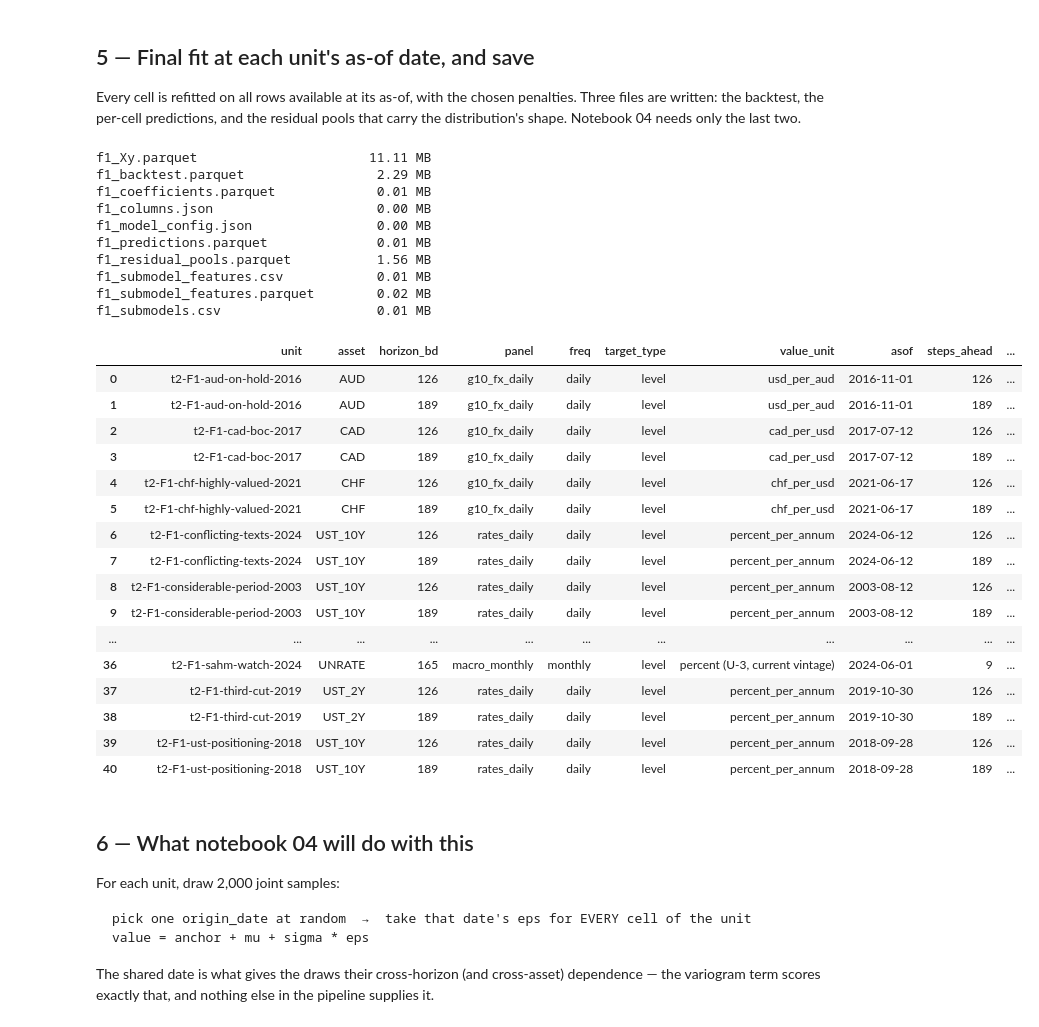
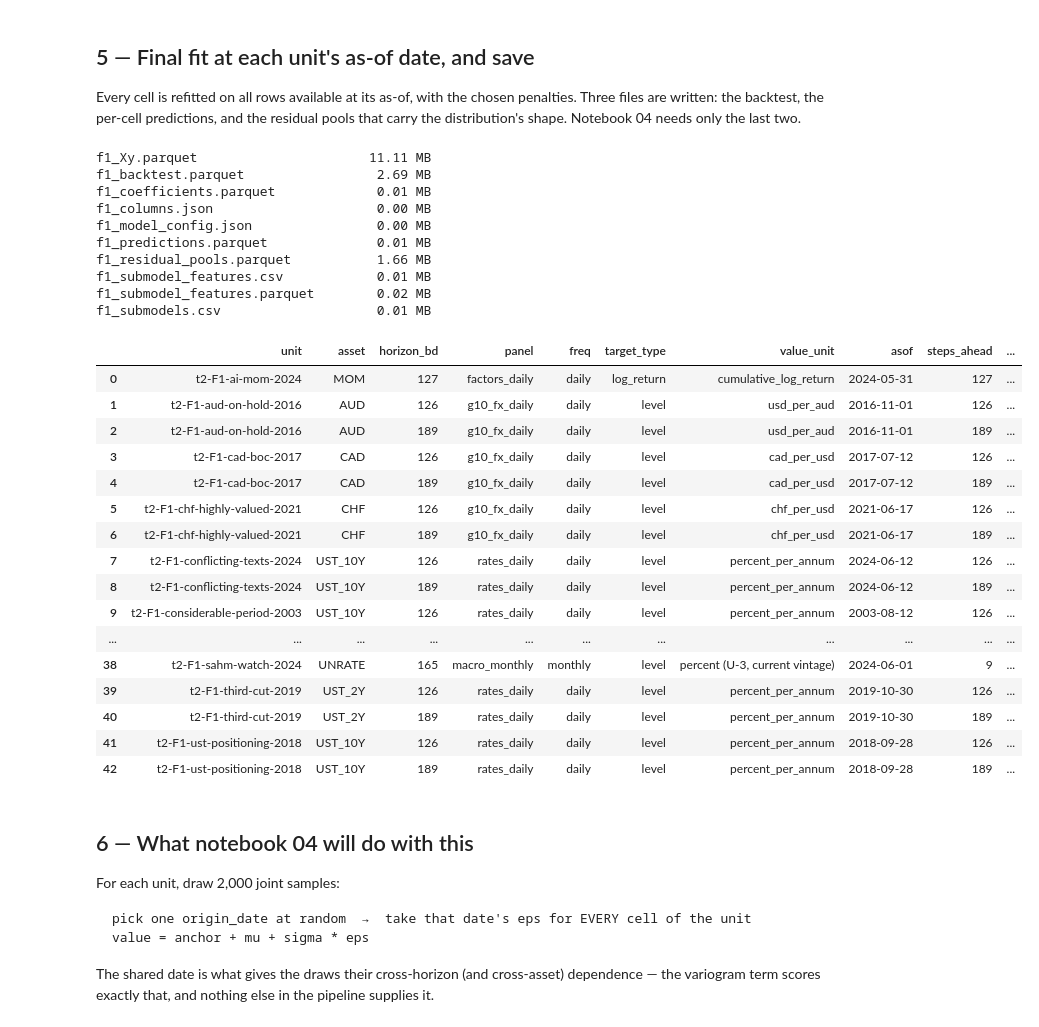
Before and after one commit to AGENTHON-26/track2-forecasting-public, a Jupyter notebook: f1_pipeline/03_model_level.ipynb, the cells around one changed output. Drawn from its saved outputs; the diff is of its cells as text; code cells hidden in the pictures.

```diff
--- a/f1_pipeline/03_model_level.ipynb
+++ b/f1_pipeline/03_model_level.ipynb
@@ -92,9 +97,8 @@ index    = pd.read_csv(DATA / "f1_submodels.csv")
 feat_map = pd.read_parquet(DATA / "f1_submodel_features.parquet")
 ALL_FEATURES = json.load(open(DATA / "f1_columns.json"))["feature"]
 
-LEVEL = index[index.target_type == "level"].copy()
-print(f"{len(LEVEL)} level cells across {LEVEL.unit.nunique()} units "
-      f"(excluded: {sorted(index.loc[index.target_type != 'level', 'unit'].unique())})")
+CELLS = index.copy()
+print(f"{len(CELLS)} cells across {CELLS.unit.nunique()} units: {CELLS.target_type.value_counts().to_dict()}")
 
 def is_scale_feature(c: str) -> bool:
     return c == "log_level" or "rv" in c or "vol" in c or c == "skew_252"
@@ -111,6 +115,7 @@ class Cell:
         self.h, self.steps = int(df.horizon_bd.iloc[0]), int(df.steps_ahead.iloc[0])
         self.freq, self.panel = df.freq.iloc[0], df.panel.iloc[0]
         self.value_unit = df.value_unit.iloc[0]
+        self.target_type = df.target_type.iloc[0]
         self.odate, self.tdate = df.origin_date.to_numpy(), df.target_date.to_numpy()
         self.Xm, self.Xv = df[self.mean_cols].to_numpy(float), df[self.vol_cols].to_numpy(float)
         self.y, self.anchor = df.target_change.to_numpy(float), df.anchor.to_numpy(float)
@@ -129,9 +134,10 @@ class Cell:
         assert i < len(self.odate) and self.odate[i] == origin, f"{self.path}: no row at {origin}"
         return i
 
-UNITS = {u: [Cell(p) for p in g.sort_values(["asset", "horizon_bd"]).path] for u, g in LEVEL.groupby("unit")}
+UNITS = {u: [Cell(p) for p in g.sort_values(["asset", "horizon_bd"]).path] for u, g in CELLS.groupby("unit")}
 print(f"{sum(len(v) for v in UNITS.values())} cells loaded")
 pd.DataFrame([{"unit": u, "cells": [(c.asset, c.h) for c in v], "panel": v[0].panel, "freq": v[0].freq,
+               "target_type": v[0].target_type,
                "n_train_max": max(c.usable.sum() for c in v), "mean/vol feats": f"{len(v[0].mean_cols)}/{len(v[0].vol_cols)}"}
               for u, v in UNITS.items()])
 # %% [output]
@@ -247,7 +253,7 @@ for unit, cells in UNITS.items():
     for k, o in enumerate(backtest_origins(cells, stride, min_train)):
         y_real  = np.array([c.target[c.row_at(o)] for c in cells])
         n_train = min(c.train_mask(o).sum() for c in cells)
-        base = dict(unit=unit, panel=cells[0].panel, freq=cells[0].freq,
+        base = dict(unit=unit, panel=cells[0].panel, freq=cells[0].freq, target_type=cells[0].target_type,
                     origin=pd.Timestamp(o), n_train=int(n_train), n_cells=len(cells))
         rows.append({**base, "lam_mu": "M0", "lam_sig": "M0",
                      **score_composite(draw_m0(cells, o, N_BT, np.random.default_rng(k)), y_real)})
@@ -272,9 +278,9 @@ rows the fit had, against the reference:
 # %%
 bt["hist"] = pd.cut(bt.n_train, [0, 252, 504, 1008, 2016, 10**6],
                     labels=["≤252", "252–504", "504–1008", "1008–2016", ">2016"])
-d = bt[(bt.model != "M0") & (bt.lam_mu == 10.0) & (bt.lam_sig == 10.0)]
+d = bt[(bt.model != "M0") & (bt.lam_mu == 10.0) & (bt.lam_sig == 10.0) & (bt.target_type == "level")]
 tab = d.groupby("hist", observed=True).agg(origins=("ratio", "size"), mean_ratio=("ratio", "mean"),
                                            beats_M0=("ratio", lambda r: (r < 1).mean()), cov90=("cov90", "mean"))
-print("M2 at (10, 10) vs the reference, by training-set size:")
+print("M2 at (10, 10) vs the reference, by training-set size (level cells):")
 tab.round(3)
 # %% [output]
@@ -303,7 +309,7 @@ histories only two buckets remain, and absolute regret across two buckets of dif
 to select badly — the holdout below shows it.
 # %%
 CUT, MIN_TRAIN_FOR_TUNING = pd.Timestamp("2018-01-01"), 1000
-m2   = bt[(bt.model != "M0") & (bt.n_train >= MIN_TRAIN_FOR_TUNING)]
+m2   = bt[(bt.model != "M0") & (bt.n_train >= MIN_TRAIN_FOR_TUNING) & (bt.target_type == "level")]
 tune, hold = m2[m2.origin < CUT], m2[m2.origin >= CUT]
 
 RULE_ARGMIN = tune.groupby(["lam_mu", "lam_sig"]).ratio.mean().idxmin()
@@ -423,7 +483,7 @@ for unit, cells in UNITS.items():
     for c in cells:
         f = m2_fit(c, c.asof, big(LAM_MU), big(LAM_SIG))
         pred_rows.append({"unit": unit, "asset": c.asset, "horizon_bd": c.h, "panel": c.panel, "freq": c.freq,
-                          "target_type": "level", "value_unit": c.value_unit,
+                          "target_type": c.target_type, "value_unit": c.value_unit,
                           "asof": pd.Timestamp(c.asof), "steps_ahead": c.steps, "n_train": f["n_train"],
                           "anchor": f["anchor"], "mu": f["mu"], "sigma": f["sigma"],
                           "sigma_const": f["sigma_const"], "calib_c": f["calib_c"],
@@ -442,53 +502,53 @@ bt_out = bt.drop(columns=["hist"]).copy()
 bt_out["lam_mu"]  = bt_out.lam_mu.astype(str)          # "M0" and floats share the column -> store as text
 bt_out["lam_sig"] = bt_out.lam_sig.astype(str)
 bt_out.to_parquet(DATA / "f1_backtest.parquet", index=False)
 predictions.to_parquet(DATA / "f1_predictions.parquet", index=False)
 pools.to_parquet(DATA / "f1_residual_pools.parquet", index=False)
 coefs.to_parquet(DATA / "f1_coefficients.parquet", index=False)
 (DATA / "f1_model_config.json").write_text(json.dumps({
     "model": "M2 ridge location-scale + empirical residual pool",
-    "scope": "target_type == level",
+    "scope": "every F1 cell: level + log_return (log_return: anchor 0, target = cumulative log return)",
     "lam_mu": LAM_MU, "lam_sig": LAM_SIG, "winsor": WINSOR,
     "sigma_clamp": [0.25, 4.0], "mu_clamp_sigmas": 3.0,
     "selection": {"rule": "argmin mean ratio on the tuning period",
-                  "tuned_on": f"origins < {CUT.date()} with n_train >= {MIN_TRAIN_FOR_TUNING}",
+                  "tuned_on": f"level cells, origins < {CUT.date()} with n_train >= {MIN_TRAIN_FOR_TUNING}",
                   "checked_on": f"origins >= {CUT.date()}",
                   "holdout_ratio_to_M0": float(one(hold, LAM_MU, LAM_SIG).ratio.mean()),
                   "holdout_cov90": float(one(hold, LAM_MU, LAM_SIG).cov90.mean())},
     "weights": list(WEIGHTS), "tail_levels": list(TAIL_LEVELS), "n_draws_backtest": N_BT,
 }, indent=2) + "\n")
 
 for p in sorted(DATA.glob("f1_*")): print(f"{p.name:<32} {p.stat().st_size/1e6:7.2f} MB")
 print()
 predictions.round({c: 4 for c in predictions.select_dtypes("number").columns})
 # %% [output]
 f1_Xy.parquet                      11.11 MB
-f1_backtest.parquet                 2.29 MB
+f1_backtest.parquet                 2.69 MB
 f1_coefficients.parquet             0.01 MB
 f1_columns.json                     0.00 MB
 f1_model_config.json                0.00 MB
 f1_predictions.parquet              0.01 MB
-f1_residual_pools.parquet           1.56 MB
+f1_residual_pools.parquet           1.66 MB
 f1_submodel_features.csv            0.01 MB
 f1_submodel_features.parquet        0.02 MB
 f1_submodels.csv                    0.01 MB
 |  | unit | asset | horizon_bd | panel | freq | target_type | value_unit | asof | steps_ahead | ... |
-| 0 | t2-F1-aud-on-hold-2016 | AUD | 126 | g10_fx_daily | daily | level | usd_per_aud | 2016-11-01 | 126 | ... |
-| 1 | t2-F1-aud-on-hold-2016 | AUD | 189 | g10_fx_daily | daily | level | usd_per_aud | 2016-11-01 | 189 | ... |
-| 2 | t2-F1-cad-boc-2017 | CAD | 126 | g10_fx_daily | daily | level | cad_per_usd | 2017-07-12 | 126 | ... |
-| 3 | t2-F1-cad-boc-2017 | CAD | 189 | g10_fx_daily | daily | level | cad_per_usd | 2017-07-12 | 189 | ... |
-| 4 | t2-F1-chf-highly-valued-2021 | CHF | 126 | g10_fx_daily | daily | level | chf_per_usd | 2021-06-17 | 126 | ... |
-| 5 | t2-F1-chf-highly-valued-2021 | CHF | 189 | g10_fx_daily | daily | level | chf_per_usd | 2021-06-17 | 189 | ... |
-| 6 | t2-F1-conflicting-texts-2024 | UST_10Y | 126 | rates_daily | daily | level | percent_per_annum | 2024-06-12 | 126 | ... |
-| 7 | t2-F1-conflicting-texts-2024 | UST_10Y | 189 | rates_daily | daily | level | percent_per_annum | 2024-06-12 | 189 | ... |
-| 8 | t2-F1-considerable-period-2003 | UST_10Y | 126 | rates_daily | daily | level | percent_per_annum | 2003-08-12 | 126 | ... |
-| 9 | t2-F1-considerable-period-2003 | UST_10Y | 189 | rates_daily | daily | level | percent_per_annum | 2003-08-12 | 189 | ... |
+| 0 | t2-F1-ai-mom-2024 | MOM | 127 | factors_daily | daily | log_return | cumulative_log_return | 2024-05-31 | 127 | ... |
+| 1 | t2-F1-aud-on-hold-2016 | AUD | 126 | g10_fx_daily | daily | level | usd_per_aud | 2016-11-01 | 126 | ... |
+| 2 | t2-F1-aud-on-hold-2016 | AUD | 189 | g10_fx_daily | daily | level | usd_per_aud | 2016-11-01 | 189 | ... |
+| 3 | t2-F1-cad-boc-2017 | CAD | 126 | g10_fx_daily | daily | level | cad_per_usd | 2017-07-12 | 126 | ... |
+| 4 | t2-F1-cad-boc-2017 | CAD | 189 | g10_fx_daily | daily | level | cad_per_usd | 2017-07-12 | 189 | ... |
+| 5 | t2-F1-chf-highly-valued-2021 | CHF | 126 | g10_fx_daily | daily | level | chf_per_usd | 2021-06-17 | 126 | ... |
+| 6 | t2-F1-chf-highly-valued-2021 | CHF | 189 | g10_fx_daily | daily | level | chf_per_usd | 2021-06-17 | 189 | ... |
+| 7 | t2-F1-conflicting-texts-2024 | UST_10Y | 126 | rates_daily | daily | level | percent_per_annum | 2024-06-12 | 126 | ... |
+| 8 | t2-F1-conflicting-texts-2024 | UST_10Y | 189 | rates_daily | daily | level | percent_per_annum | 2024-06-12 | 189 | ... |
+| 9 | t2-F1-considerable-period-2003 | UST_10Y | 126 | rates_daily | daily | level | percent_per_annum | 2003-08-12 | 126 | ... |
 | ... | ... | ... | ... | ... | ... | ... | ... | ... | ... | ... |
-| 36 | t2-F1-sahm-watch-2024 | UNRATE | 165 | macro_monthly | monthly | level | percent (U-3, current vintage) | 2024-06-01 | 9 | ... |
-| 37 | t2-F1-third-cut-2019 | UST_2Y | 126 | rates_daily | daily | level | percent_per_annum | 2019-10-30 | 126 | ... |
-| 38 | t2-F1-third-cut-2019 | UST_2Y | 189 | rates_daily | daily | level | percent_per_annum | 2019-10-30 | 189 | ... |
-| 39 | t2-F1-ust-positioning-2018 | UST_10Y | 126 | rates_daily | daily | level | percent_per_annum | 2018-09-28 | 126 | ... |
-| 40 | t2-F1-ust-positioning-2018 | UST_10Y | 189 | rates_daily | daily | level | percent_per_annum | 2018-09-28 | 189 | ... |
+| 38 | t2-F1-sahm-watch-2024 | UNRATE | 165 | macro_monthly | monthly | level | percent (U-3, current vintage) | 2024-06-01 | 9 | ... |
+| 39 | t2-F1-third-cut-2019 | UST_2Y | 126 | rates_daily | daily | level | percent_per_annum | 2019-10-30 | 126 | ... |
+| 40 | t2-F1-third-cut-2019 | UST_2Y | 189 | rates_daily | daily | level | percent_per_annum | 2019-10-30 | 189 | ... |
+| 41 | t2-F1-ust-positioning-2018 | UST_10Y | 126 | rates_daily | daily | level | percent_per_annum | 2018-09-28 | 126 | ... |
+| 42 | t2-F1-ust-positioning-2018 | UST_10Y | 189 | rates_daily | daily | level | percent_per_annum | 2018-09-28 | 189 | ... |
 # %% [markdown]
 ## 6 — What notebook 04 will do with this
 
```
Also changed, not shown: parts of 10 cells of this notebook, 11 other files.
